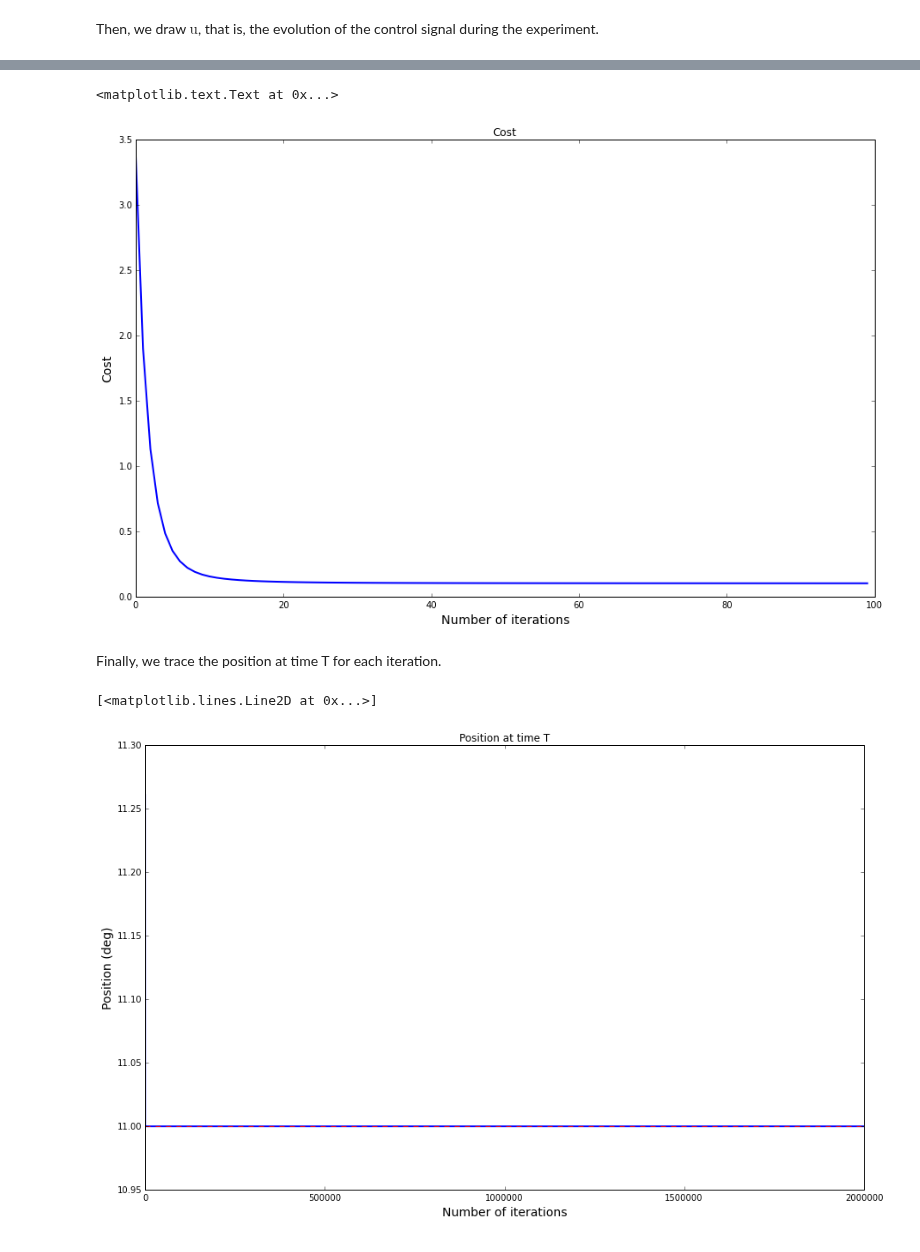
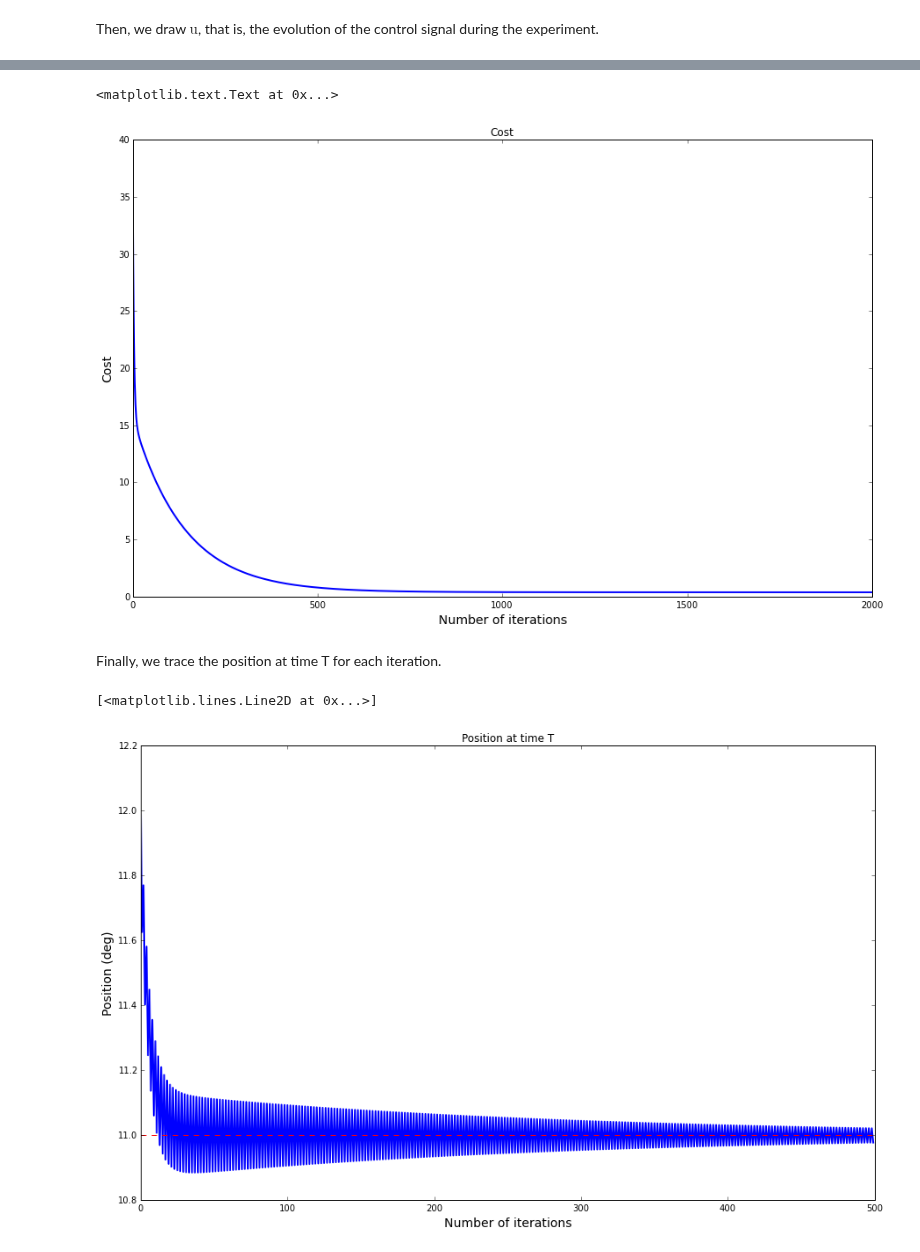
Before and after one commit to AnaideT/OptimalPrecision, a Jupyter notebook: 2017-06-13 Generalized coordinates.ipynb, the cells around one changed output, grey strips where cells are left out. Saved outputs shown, nothing was run; the diff lists cells and outputs as text; code cells hidden in the pictures.

```diff
--- a/2017-06-13 Generalized coordinates.ipynb
+++ b/2017-06-13 Generalized coordinates.ipynb
@@ -47,7 +47,7 @@ def fact(n):
 # %%
 beta = 100
 m = 1
-dt = 0.001 # step time
+dt = 0.005 # step time
 n = 2 # number of coordinates
 k = 0.0005 # kind of accuracy parameter: the smaller k is, the more accurate is the pointing
 # %%
@@ -62,7 +62,7 @@ A[n-1, n-1] = 1-dt*beta/m
 B[n-1] = dt/m
 # %%
 t_T = .05 # movement duration
-t_R = .05 # post-movement duration
+t_R = .2 # post-movement duration
 T = int(t_T/dt)
 R = int(t_R/dt)
 time = np.linspace(0, t_T+t_R, R+T+1)
@@ -188,24 +188,14 @@ def cost_deriv(u, i):
     else:
         return (2*np.transpose(ci[:,0:(T+R-i)])*np.array([((expectation(u,t)-xT-np.array([v*t*dt,v]))*mult_v).tolist() for t in (i+1+np.arange(R+T-i))])).sum() + 2*(m**2)*k*u[i]*(ci0_array[0:(T+R-i)]**2).sum()
 # %%
-niter = 2000000
-eta = 1000000
+niter = 1000000
+eta = 320000
 # %%
 import time
 # %%
 ubang = np.array([ 30091.22213195,  30091.22213195,  30091.22213195,  30091.22213195,
         30091.22213195,  30091.22213195,  30091.22213195,  30091.22213195,
-        30091.22213195,  30091.22213195,  30091.22213195,  30091.22213195,
-        30091.22213195,  30091.22213195,  30091.22213195,  30091.22213195,
-        30091.22213195,  30091.22213195,  30091.22213195,  30091.22213195,
-        30091.22213195,  30091.22213195,  30091.22213195,  30091.22213195,
-        30091.22213195,  30091.22213195,  30091.22213195,  30091.22213195,
-        30091.22213195,  30091.22213195,  30091.22213195,  30091.22213195,
-        30091.22213195,  30091.22213195,  30091.22213195,  30091.22213195,
-        30091.22213195,  30091.22213195,  30091.22213195,  30091.22213195,
-        30091.22213195,  30091.22213195,  30091.22213195,  30091.22213195,
-       -30091.22213195, -30091.22213195, -30091.22213195, -30091.22213195,
-       -30091.22213195, -30091.22213195,   2000.        ,   2000.        ,
+        30091.22213195, -30091.22213195,   2000.        ,   2000.        ,
          2000.        ,   2000.        ,   2000.        ,   2000.        ,
          2000.        ,   2000.        ,   2000.        ,   2000.        ,
          2000.        ,   2000.        ,   2000.        ,   2000.        ,
@@ -215,10 +205,7 @@ ubang = np.array([ 30091.22213195,  30091.22213195,  30091.22213195,  30091.2221
          2000.        ,   2000.        ,   2000.        ,   2000.        ,
          2000.        ,   2000.        ,   2000.        ,   2000.        ,
          2000.        ,   2000.        ,   2000.        ,   2000.        ,
-         2000.        ,   2000.        ,   2000.        ,   2000.        ,
-         2000.        ,   2000.        ,   2000.        ,   2000.        ,
-         2000.        ,   2000.        ,   2000.        ,   2000.        ,
-         2000.        ])
+         2000.        ,   2000.        ,   2000.        ])
 # %%
 #np.random.seed(42)
 #u = np.random.uniform(-5, 5, T+R+1)
@@ -425,13 +384,13 @@ for i in np.arange(niter+1):
 fig_width = 15
 fig, ax = plt.subplots(1, 1, figsize=(fig_width, fig_width/1.618))
 
-ax.plot(cost_p[0:100], '-', lw = 2)
+ax.plot(cost_p[0:2000], '-', lw = 2)
 ax.set_title('Cost')
 ax.set_xlabel('Number of iterations', fontsize=14)
 ax.set_ylabel('Cost', fontsize=14)
 # %% [output]
 <matplotlib.text.Text at 0x...>
-[figure, old version]
+[figure, new version]
 # %% [markdown]
 Finally, we trace the position at time T for each iteration.
 # %%
@@ -442,12 +401,12 @@ for i in np.arange(niter+1):
 # %%
 fig_width = 15
 fig, ax = plt.subplots(1, 1, figsize=(fig_width, fig_width/1.618))
 
-ax.plot(positionT, '-', lw=2)
+ax.plot(positionT[0:500], '-', lw=2)
 ax.set_title('Position at time T')
 ax.set_xlabel('Number of iterations', fontsize=14)
 ax.set_ylabel('Position (deg)', fontsize=14)
-ax.plot([0,niter],[xT[0]+v*t_T ,xT[0]+v*t_T],'r--')
+ax.plot([0,500],[xT[0]+v*t_T ,xT[0]+v*t_T],'r--')
 # %% [output]
 [<matplotlib.lines.Line2D at 0x...>]
-[figure, old version]
+[figure, new version]
```
Also changed, not shown: parts of 17 cells of this notebook, 5 other files.
